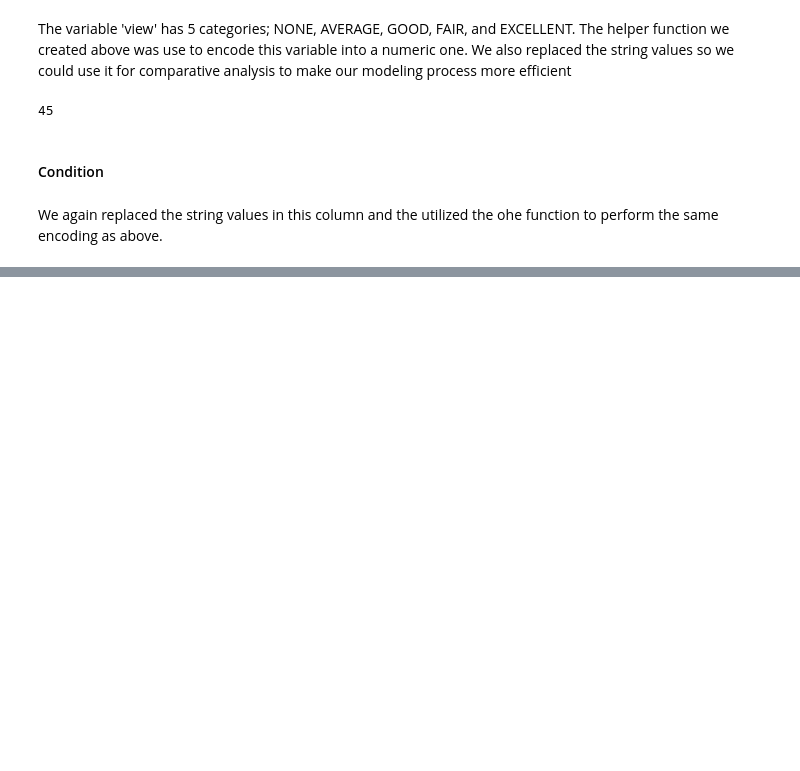
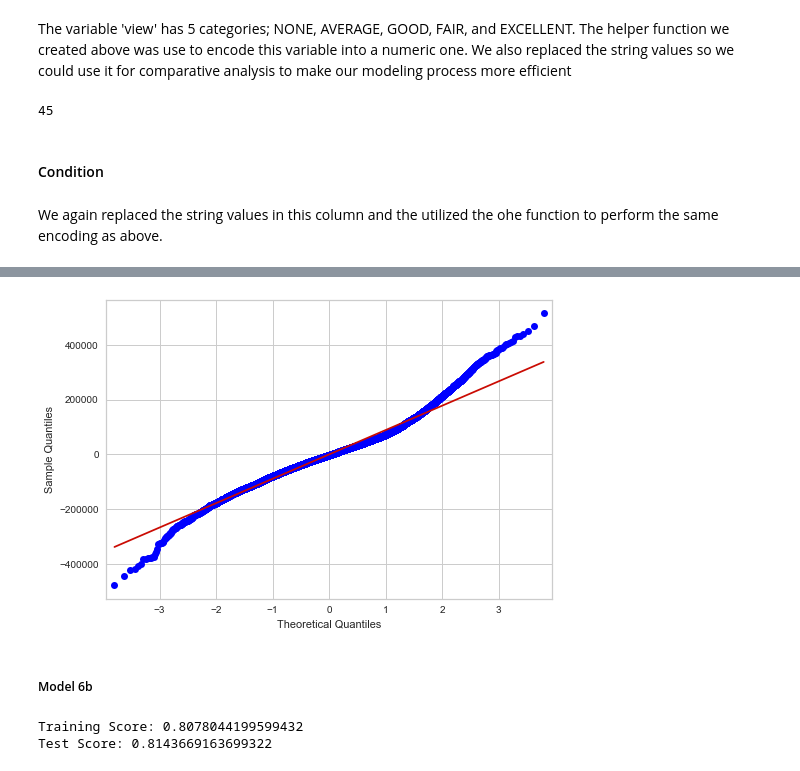
Before and after one commit to ssaeed85/dsc-ph2-KingsCountyRealEstate, a Jupyter notebook: Workspace/Nimeshi/Phase2ProjectNEWNEW.ipynb, the cells around one changed output, grey strips where cells are left out. Saved outputs shown, nothing was run; the diff lists cells and outputs as text; code cells hidden in the pictures; blank space fills up the shorter version.

```diff
--- a/Workspace/Nimeshi/Phase2ProjectNEWNEW.ipynb
+++ b/Workspace/Nimeshi/Phase2ProjectNEWNEW.ipynb
@@ -267,0 +379,8 @@ We again replaced the string values in this column and the utilized the ohe func
+# %%
+train_residuals = y_train - train_preds
+test_residuals = y_test - test_preds
+sm.qqplot(train_residuals, line = 'r');
+# %% [output]
+[figure, added]
+# %% [markdown]
+##### Model 6b
@@ -267,0 +394,5 @@ We again replaced the string values in this column and the utilized the ohe func
+# %%
+X_train_scaled, X_test_scaled, train_preds, test_preds = scale_n_score(x,y,x2,y2)
+# %% [output]
+Training Score: 0.8078044199599432
+Test Score: 0.8143669163699322
```
Also changed, not shown: parts of 87 cells of this notebook.
